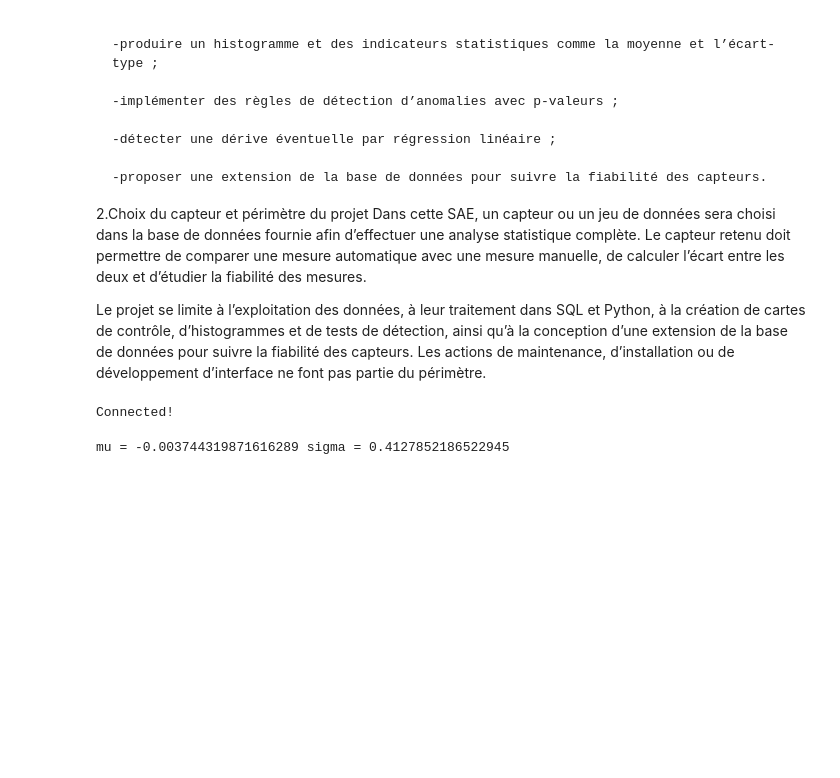
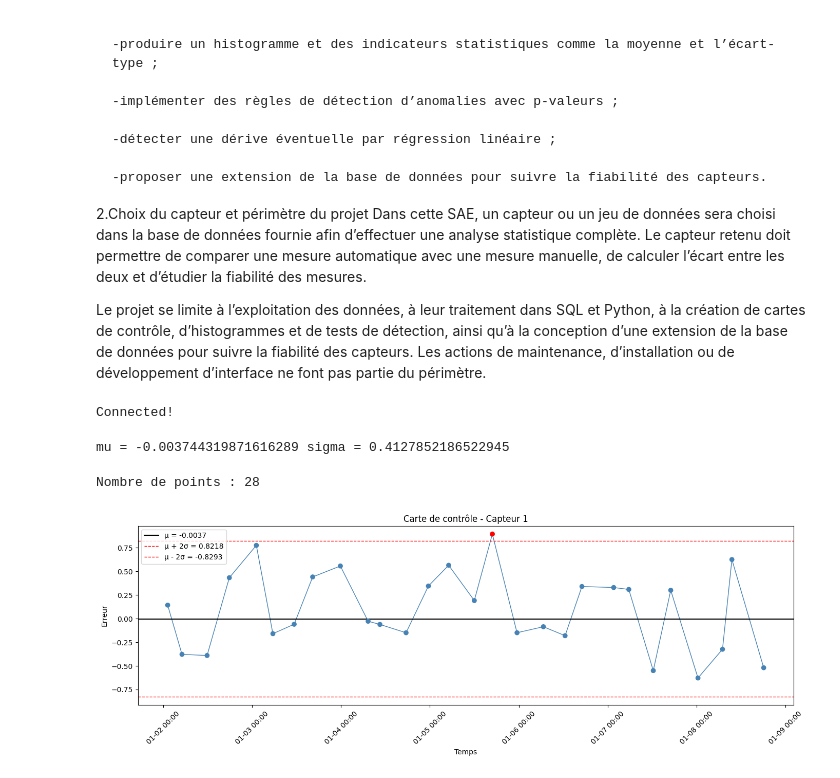
Before and after one commit to Dinark59/sae204, a Jupyter notebook: sample.ipynb, the cells around one changed output. Saved outputs shown, nothing was run; the diff lists cells and outputs as text; code cells hidden in the pictures; blank space fills up the shorter version.

Commit message:
carte controle

```diff
--- a/sample.ipynb
+++ b/sample.ipynb
@@ -67,3 +67,75 @@ with conn.cursor() as cur:
 print("mu =", mu, "sigma =", sigma)
 # %% [output]
 mu = -0.003744319871616289 sigma = 0.4127852186522945
+# %%
+import psycopg2
+import matplotlib.pyplot as plt
+import matplotlib.dates as mdates
+
+SENSOR_ID = 1
+
+query_points = """
+    WITH errors AS (
+        SELECT
+            cm.controltimestamp,
+            cm.controlvalue - sm.sensorvalue AS error
+        FROM controlmeasurement cm
+        JOIN sensormeasurement sm
+            ON sm.sensorid = cm.sensorid
+           AND sm.timestamp = cm.sensortimestamp
+        WHERE cm.sensorid = %s
+    )
+    SELECT controltimestamp, error
+    FROM errors
+    WHERE controltimestamp BETWEEN '2023-01-02' AND '2023-01-09'
+    ORDER BY controltimestamp;
+"""
+
+with conn.cursor() as cur:
+    cur.execute(query_points, (SENSOR_ID,))
+    rows = cur.fetchall()
+
+timestamps = [r[0] for r in rows]
+errors = [r[1] for r in rows]
+
+print("Nombre de points :", len(errors))
+# %% [output]
+Nombre de points : 28
+# %%
+import matplotlib.pyplot as plt
+import matplotlib.dates as mdates
+
+SENSOR_ID = 1
+
+mu = -0.003744319871616289
+sigma = 0.4127852186522945
+
+fig, ax = plt.subplots(figsize=(14, 5))
+
+# Couleur rouge si point hors de [µ-2σ, µ+2σ]
+colors = [
+    "red" if (e < mu - 2*sigma or e > mu + 2*sigma) else "steelblue"
+    for e in errors
+]
+
+# Courbe + points
+ax.plot(timestamps, errors, color="steelblue", linewidth=1)
+ax.scatter(timestamps, errors, color=colors, zorder=5)
+
+# Lignes de contrôle
+ax.axhline(mu,           color="black", linestyle="-",  linewidth=1.5, label=f"µ = {mu:.4f}")
+ax.axhline(mu + 2*sigma, color="red",   linestyle="--", linewidth=1,   label=f"µ + 2σ = {mu+2*sigma:.4f}")
+ax.axhline(mu - 2*sigma, color="red",   linestyle="--", linewidth=1,   label=f"µ - 2σ = {mu-2*sigma:.4f}")
+
+# Axe du temps lisible
+ax.xaxis.set_major_formatter(mdates.DateFormatter("%m-%d %H:%M"))
+plt.xticks(rotation=45)
+
+ax.set_title(f"Carte de contrôle - Capteur {SENSOR_ID}")
+ax.set_xlabel("Temps")
+ax.set_ylabel("Erreur")
+ax.legend()
+plt.tight_layout()
+plt.show()
+# %% [output]
+[figure, added]
```
